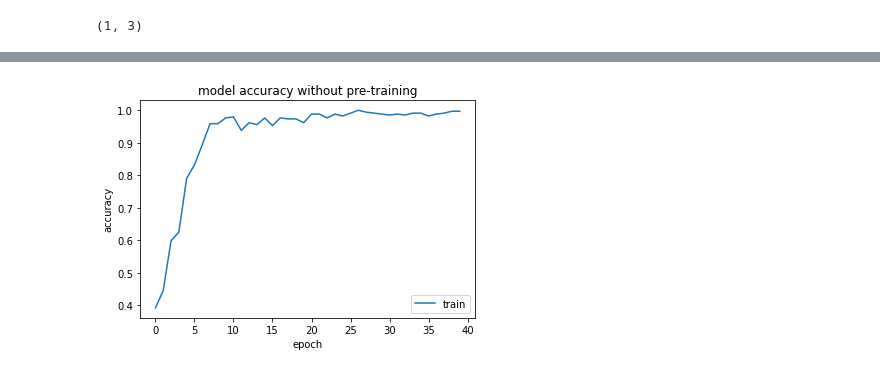
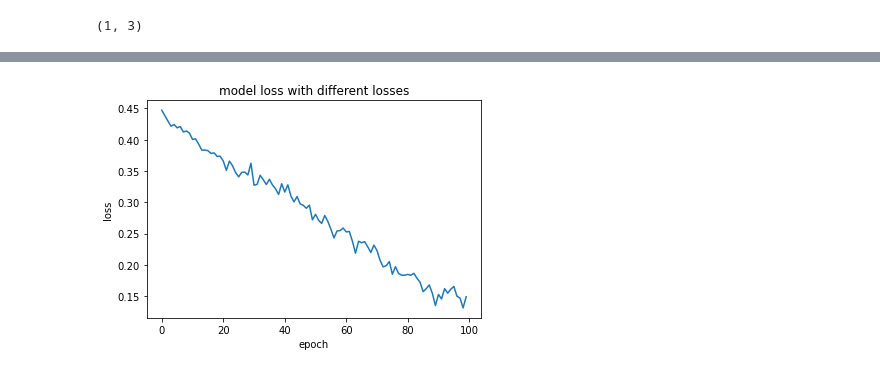
Before and after one commit to wagenrace/cytodata_sessions, a Jupyter notebook: basic_tensorflow/02_multi_class_prediction.ipynb, the cells around one changed output, grey strips where cells are left out. Saved outputs shown, nothing was run; the diff lists cells and outputs as text; code cells hidden in the pictures.

```diff
--- a/basic_tensorflow/02_multi_class_prediction.ipynb
+++ b/basic_tensorflow/02_multi_class_prediction.ipynb
@@ -112,14 +116,14 @@ This means the model will not only predict what is the correct label, but also w
 
 To make it even easier, tensorflow already has a function for us to do it!
 # %%
-x = all_cll_images + all_fl_images + all_mcl_images
-y = [0] * len(all_cll_images) + [1] * len(all_fl_images) + [2] * len(all_mcl_images)
+x_list = all_cll_images + all_fl_images + all_mcl_images
+y_list = [0] * len(all_cll_images) + [1] * len(all_fl_images) + [2] * len(all_mcl_images)
 
-# we make the numpy arrays because tensorflows doesn't like lists
-x = np.array(x)
-y = np.array(y)
+# we make the lists into numpy arrays because tensorflows doesn't like lists
+x = np.array(x_list)
+y_array = np.array(y_list)
 
 # We encode the labels and say there are a total of 3 classes
-y = tf.one_hot(y, 3)
+y = tf.one_hot(y_array, 3)
 # %% [markdown]
 ## Getting the model
@@ -174,3 +165,3 @@ We will also add a metric for accuracy, just because it is intresting.
 # %%
 model.compile(
-    optimizer="sgd", loss="categorical_crossentropy", metrics=['accuracy'])
+    optimizer="sgd", loss="mean_absolute_error", metrics=['categorical_accuracy'])
@@ -195,5 +175,5 @@ If not, try to fix it or be patient.
 # %%
 history = model.fit(
-    x, y, epochs=40
+    x, y, epochs=100
 )
 # %% [output]
@@ -217,10 +197,10 @@ Epoch 40/40
 # %%
-# summarize history for accuracy
-plt.plot(history.history['accuracy'])
-plt.title('model accuracy without pre-training')
-plt.ylabel('accuracy')
+# summarize history for loss
+plt.plot(history.history['loss'])
+plt.title('model loss with different losses')
+plt.ylabel('loss')
 plt.xlabel('epoch')
-plt.legend(['train', 'test'], loc='lower right')
+
 plt.show()
 # %% [output]
-[figure, old version]
+[figure, new version]
```
Also changed, not shown: parts of 16 cells of this notebook.
